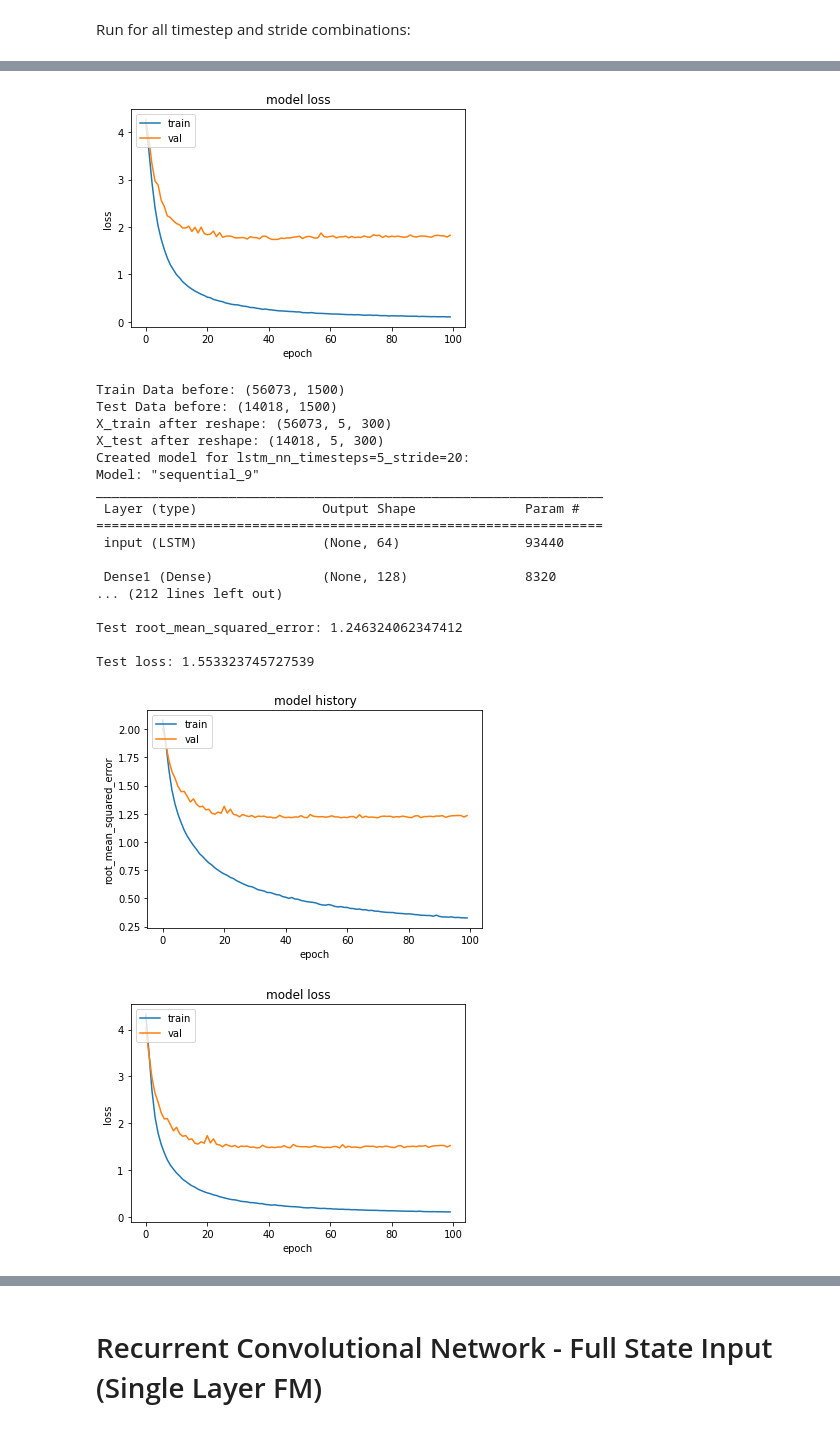
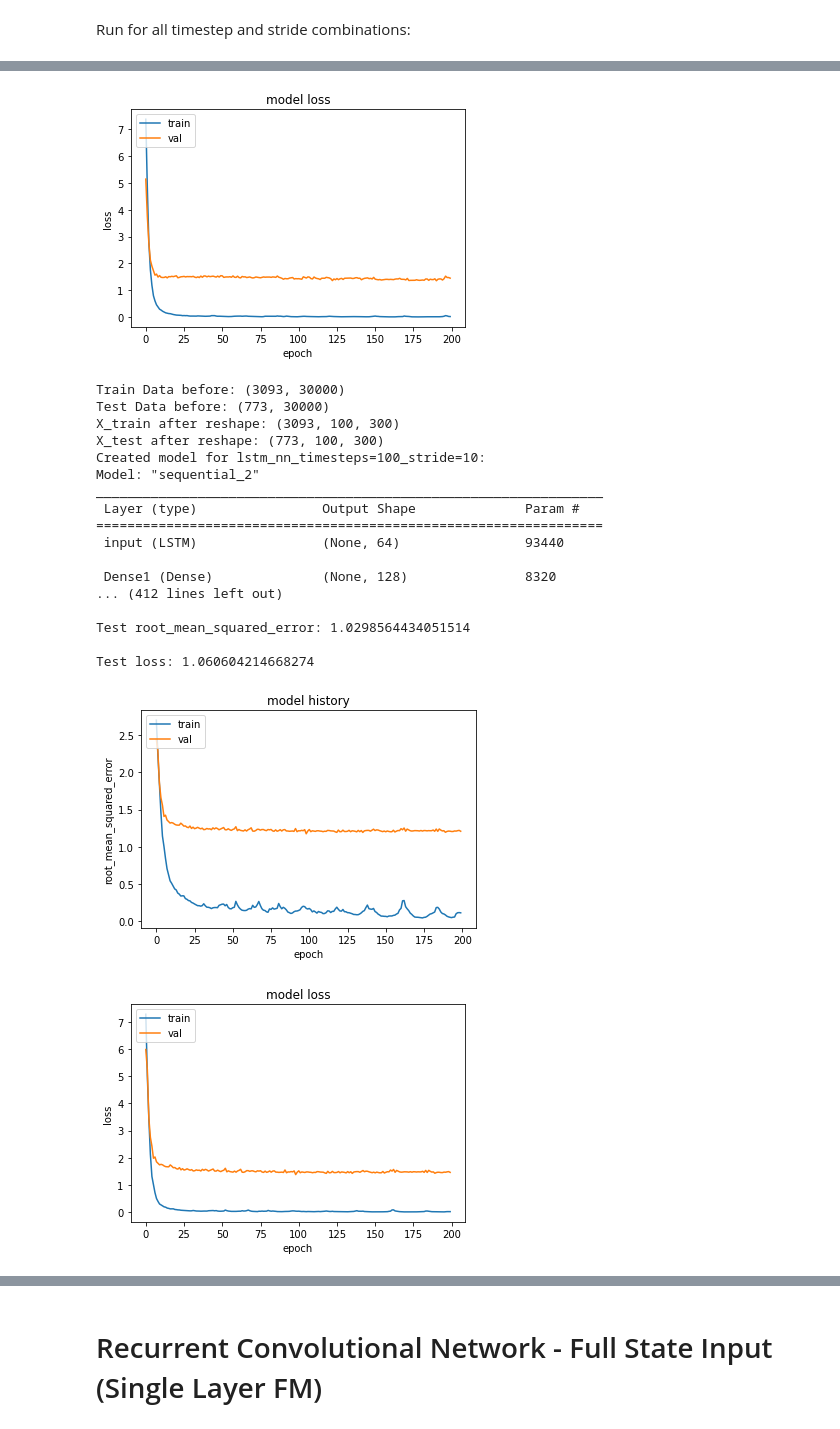
Before and after one commit to tobnie/gaze_predictor_nn, a Jupyter notebook: train_nn_subject_specific.ipynb, the cells around one changed output, grey strips where cells are left out. Drawn from its saved outputs; the diff is of its cells as text; code cells hidden in the pictures.

```diff
--- a/train_nn_subject_specific.ipynb
+++ b/train_nn_subject_specific.ipynb
@@ -12,7 +20,7 @@ fatal: destination path 'cloned_repo' already exists and is not an empty directo
 # %% [markdown]
 General Hyperparameters:
 # %%
-epochs = 100
+epochs = 200
 # %% [markdown]
 # FC NN - Full State Input Flat
 # %% [markdown]
@@ -579,8 +587,8 @@ Run for all timestep and stride combinations:
 # %%
 from itertools import product
 
-timesteps = [100]
-strides = [20]
+timesteps = [50, 100]
+strides = [10, 20]
 
 for t, s in product(timesteps, strides):
   create_and_run_lstm_model(t, s)
@@ -625,20 +633,20 @@ Test loss: 1.6282063722610474
-[figure, old version]
+[figure, new version]
-Train Data before: (56073, 1500)
-Test Data before: (14018, 1500)
-X_train after reshape: (56073, 5, 300)
-X_test after reshape: (14018, 5, 300)
-Created model for lstm_nn_timesteps=5_stride=20:
-Model: "sequential_9"
+Train Data before: (3093, 30000)
+Test Data before: (773, 30000)
+X_train after reshape: (3093, 100, 300)
+X_test after reshape: (773, 100, 300)
+Created model for lstm_nn_timesteps=100_stride=10:
+Model: "sequential_2"
 _________________________________________________________________
  Layer (type)                Output Shape              Param #
 =================================================================
  input (LSTM)                (None, 64)                93440
 
  Dense1 (Dense)              (None, 128)               8320
-... (212 lines left out)
+... (412 lines left out)
 
-Test root_mean_squared_error: 1.246324062347412
+Test root_mean_squared_error: 1.0298564434051514
 
-Test loss: 1.553323745727539
+Test loss: 1.060604214668274
-[figure, old version]
+[figure, new version]
-[figure, old version]
+[figure, new version]
```
Also changed, not shown: parts of 33 cells of this notebook.
